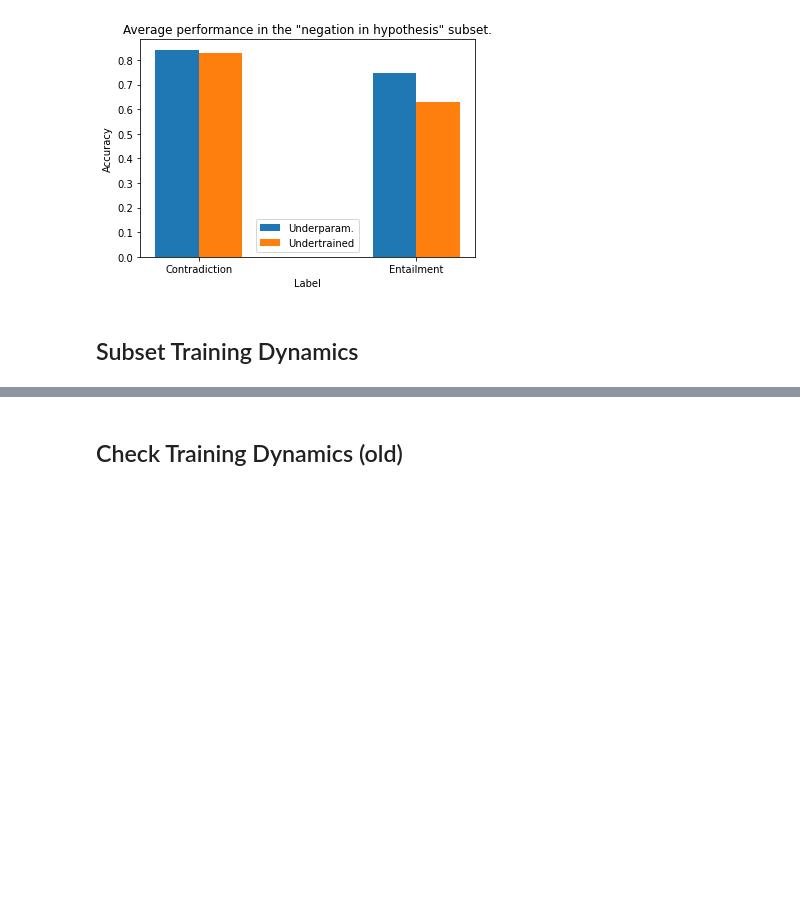
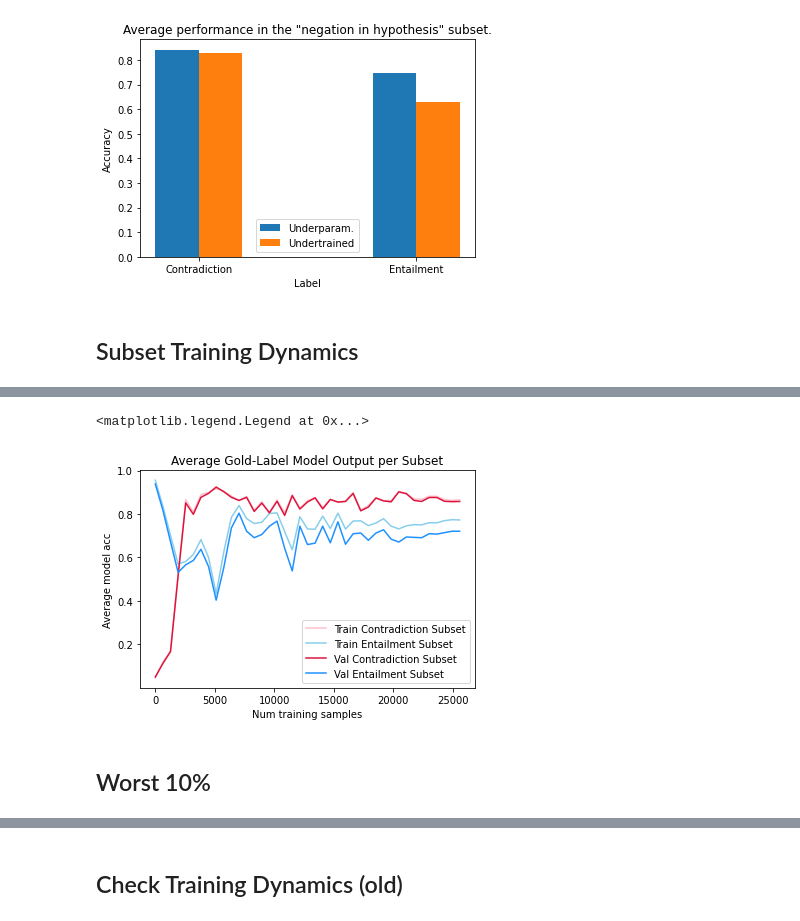
Before and after one commit to mariomeissner/shortcut-pruning, a Jupyter notebook: notebooks/model_analysis.ipynb, the cells around one changed output, grey strips where cells are left out. Saved outputs shown, nothing was run; the diff lists cells and outputs as text; code cells hidden in the pictures; blank space fills up the shorter version.

```diff
--- a/notebooks/model_analysis.ipynb
+++ b/notebooks/model_analysis.ipynb
@@ -235,3 +240,17 @@ plt.legend()
+# %%
+plt.plot(steps, train_cont_acc, label="Train Contradiction Subset", color="pink")
+plt.plot(steps, train_ent_acc, label="Train Entailment Subset", color="skyblue")
+plt.plot(steps, val_cont_acc, label="Val Contradiction Subset", color="crimson")
+plt.plot(steps, val_ent_acc, label="Val Entailment Subset", color="dodgerblue")
+plt.xlabel("Num training samples")
+plt.ylabel("Average model acc")
+plt.title("Average Gold-Label Model Output per Subset")
+plt.legend()
+# %% [output]
+<matplotlib.legend.Legend at 0x...>
+[figure, added]
+# %% [markdown]
+## Worst 10%
 # %%
 train_dfs = [pd.DataFrame(array) for array in train_preds]
 val_dfs = [pd.DataFrame(array) for array in val_preds]
```
Also changed, not shown: parts of 25 cells of this notebook, 10 other files.
